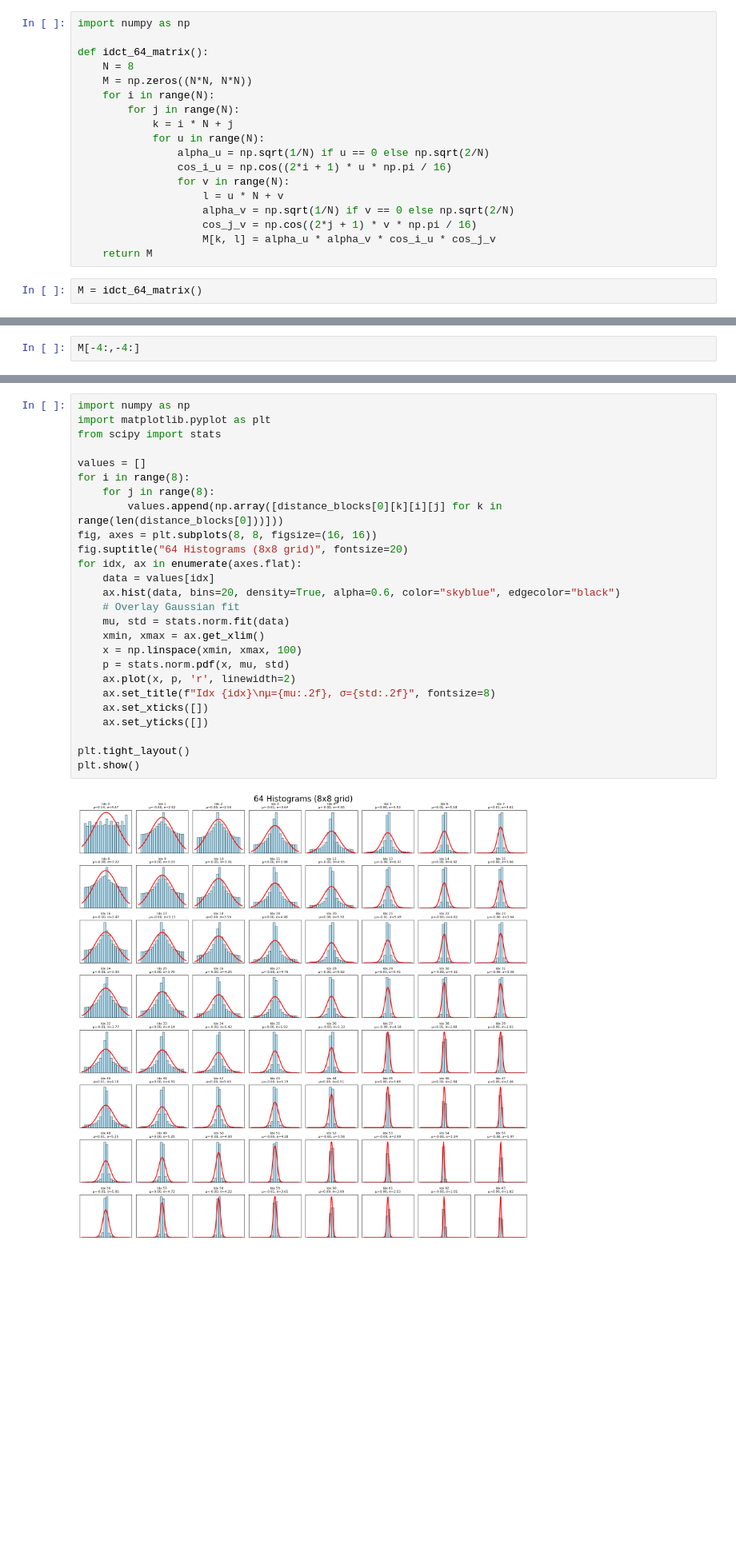
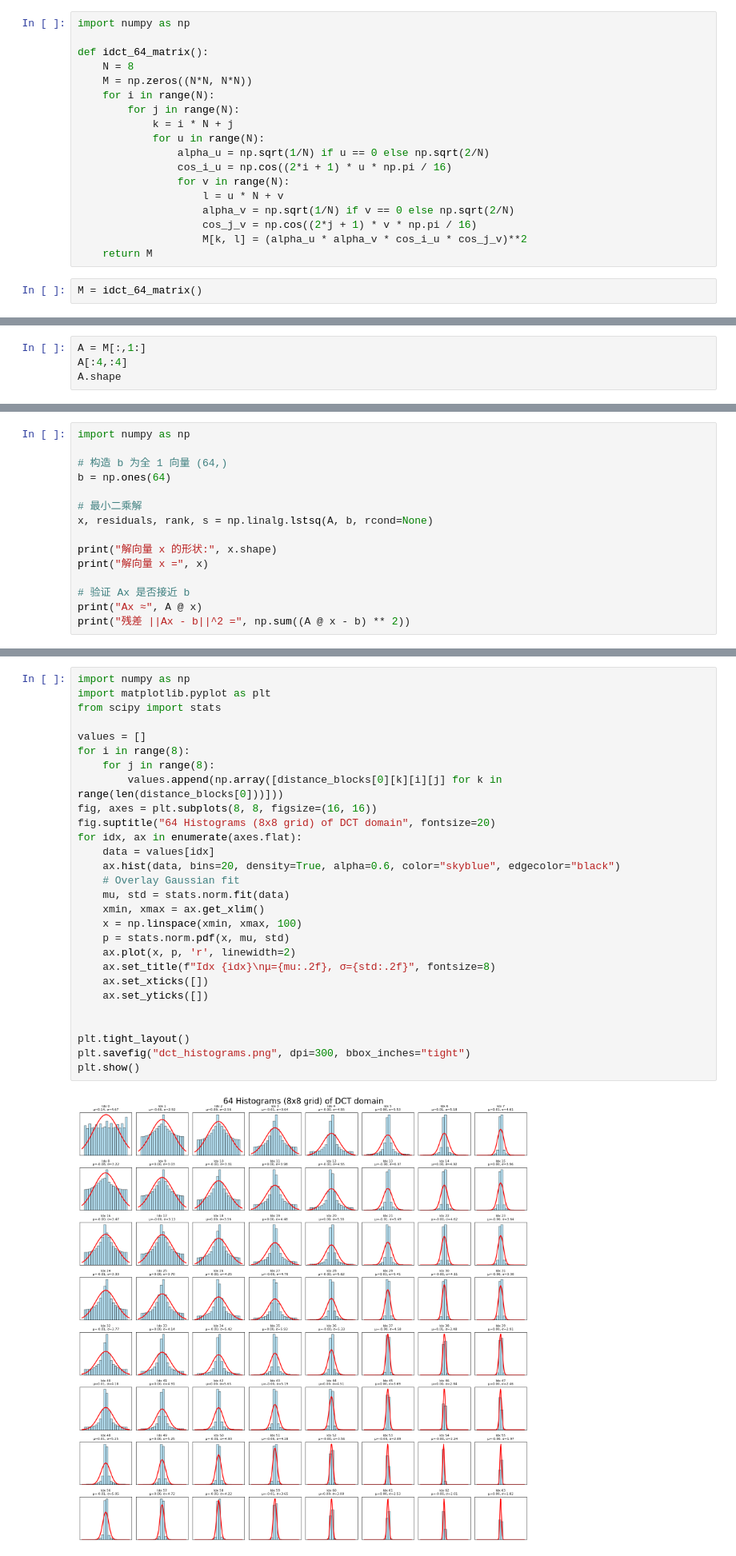
Before and after one commit to xiaonengmiao/Paligemma, a Jupyter notebook: test.ipynb, the cells around one changed output, grey strips where cells are left out. Shown at 80% size. Saved outputs shown, nothing was run; the diff lists cells and outputs as text; blank space fills up the shorter version.

```diff
--- a/test.ipynb
+++ b/test.ipynb
@@ -45,7 +45,7 @@ def idct_64_matrix():
                     l = u * N + v
                     alpha_v = np.sqrt(1/N) if v == 0 else np.sqrt(2/N)
                     cos_j_v = np.cos((2*j + 1) * v * np.pi / 16)
-                    M[k, l] = alpha_u * alpha_v * cos_i_u * cos_j_v
+                    M[k, l] = (alpha_u * alpha_v * cos_i_u * cos_j_v)**2
     return M
 # %%
 M = idct_64_matrix()
@@ -52,3 +68,5 @@ M = idct_64_matrix()
 # %%
-M[-4:,-4:]
+A = M[:,1:]
+A[:4,:4]
+A.shape
 # %% [output]
@@ -69,0 +91,15 @@ figure.colorbar(caxes)
+# %%
+import numpy as np
+
+# 构造 b 为全 1 向量 (64,)
+b = np.ones(64)
+
+# 最小二乘解
+x, residuals, rank, s = np.linalg.lstsq(A, b, rcond=None)
+
+print("解向量 x 的形状:", x.shape)
+print("解向量 x =", x)
+
+# 验证 Ax 是否接近 b
+print("Ax ≈", A @ x)
+print("残差 ||Ax - b||^2 =", np.sum((A @ x - b) ** 2))
@@ -364,31 +418,33 @@ distance_blocks[0]
 # %%
 import numpy as np
 import matplotlib.pyplot as plt
 from scipy import stats
 
 values = []
 for i in range(8):
     for j in range(8):
         values.append(np.array([distance_blocks[0][k][i][j] for k in range(len(distance_blocks[0]))]))
 fig, axes = plt.subplots(8, 8, figsize=(16, 16))
-fig.suptitle("64 Histograms (8x8 grid)", fontsize=20)
+fig.suptitle("64 Histograms (8x8 grid) of DCT domain", fontsize=20)
 for idx, ax in enumerate(axes.flat):
     data = values[idx]
     ax.hist(data, bins=20, density=True, alpha=0.6, color="skyblue", edgecolor="black")
     # Overlay Gaussian fit
     mu, std = stats.norm.fit(data)
     xmin, xmax = ax.get_xlim()
     x = np.linspace(xmin, xmax, 100)
     p = stats.norm.pdf(x, mu, std)
     ax.plot(x, p, 'r', linewidth=2)
     ax.set_title(f"Idx {idx}\nμ={mu:.2f}, σ={std:.2f}", fontsize=8)
     ax.set_xticks([])
     ax.set_yticks([])
 
+
 plt.tight_layout()
+plt.savefig("dct_histograms.png", dpi=300, bbox_inches="tight")
 plt.show()
 # %% [output]
-[figure, old version]
+[figure, new version]
 # %%
 import numpy as np
 import matplotlib.pyplot as plt
```
Also changed, not shown: parts of 12 cells of this notebook, 3 other files.
